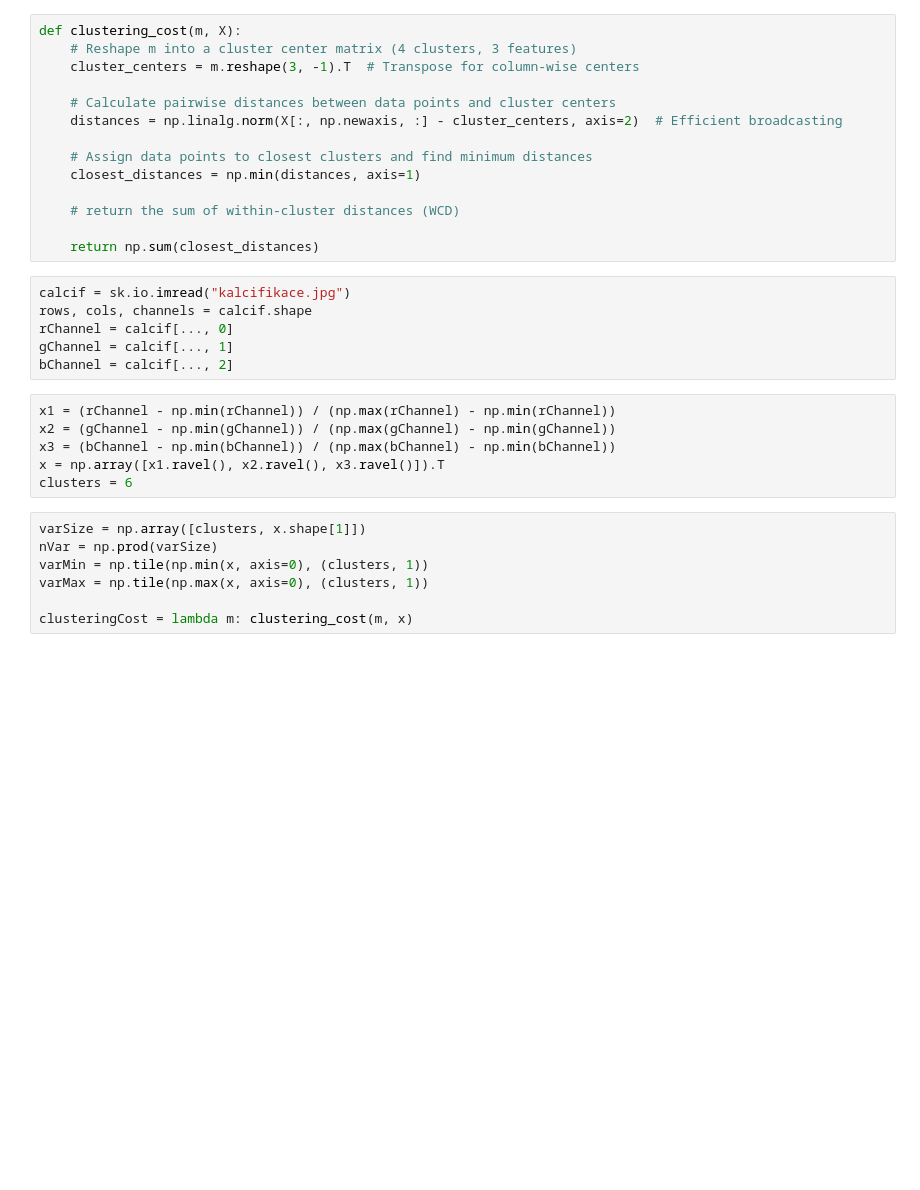
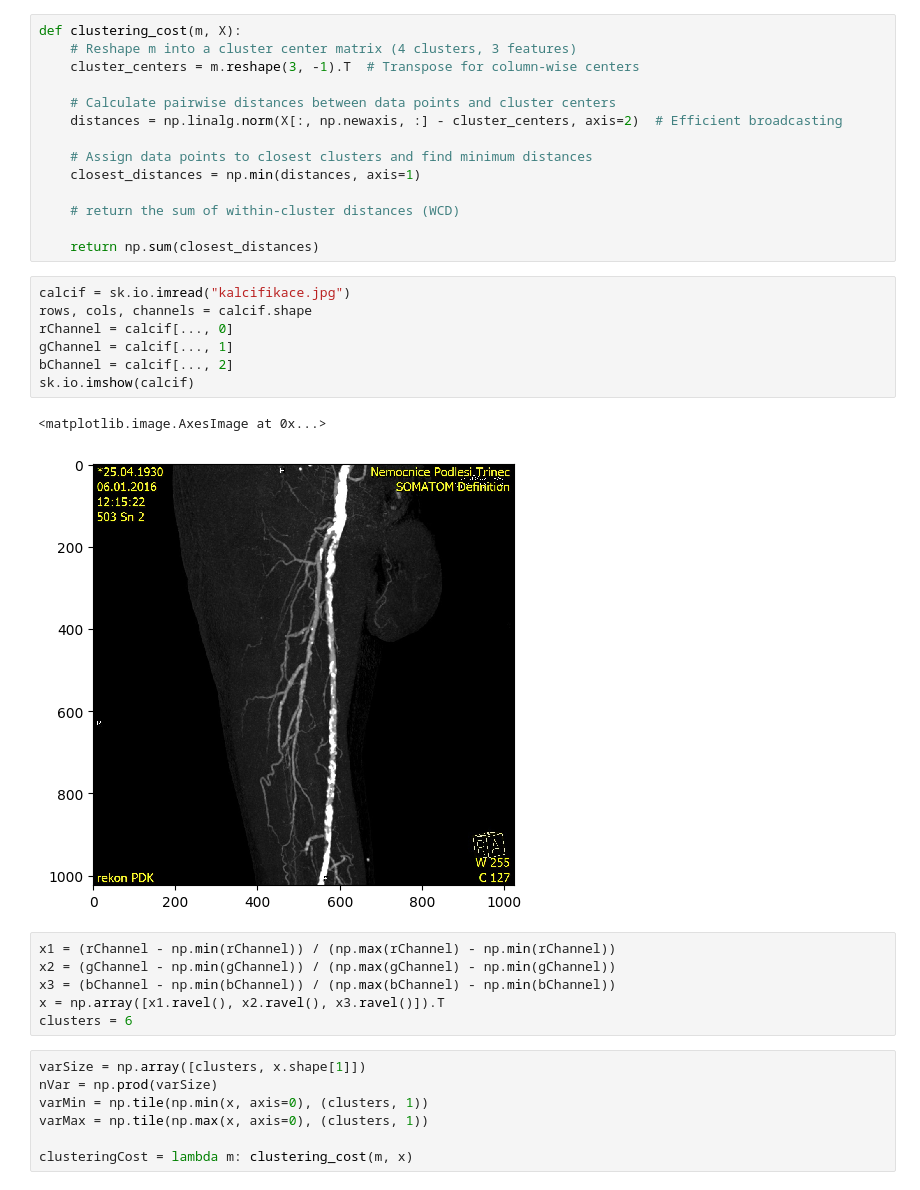
Before and after one commit to Vojtech-Benda/AUI, a Jupyter notebook: cviceni3/clustering.ipynb, the cells around one changed output. Drawn from its saved outputs; the diff is of its cells as text; blank space fills up the shorter version.

```diff
--- a/cviceni3/clustering.ipynb
+++ b/cviceni3/clustering.ipynb
@@ -20,9 +21,13 @@ def clustering_cost(m, X):
 # %%
 calcif = sk.io.imread("kalcifikace.jpg")
 rows, cols, channels = calcif.shape
 rChannel = calcif[..., 0]
 gChannel = calcif[..., 1]
 bChannel = calcif[..., 2]
+sk.io.imshow(calcif)
+# %% [output]
+<matplotlib.image.AxesImage at 0x...>
+[figure, added]
 # %%
 x1 = (rChannel - np.min(rChannel)) / (np.max(rChannel) - np.min(rChannel))
 x2 = (gChannel - np.min(gChannel)) / (np.max(gChannel) - np.min(gChannel))
```
Also changed, not shown: parts of 4 cells of this notebook.
